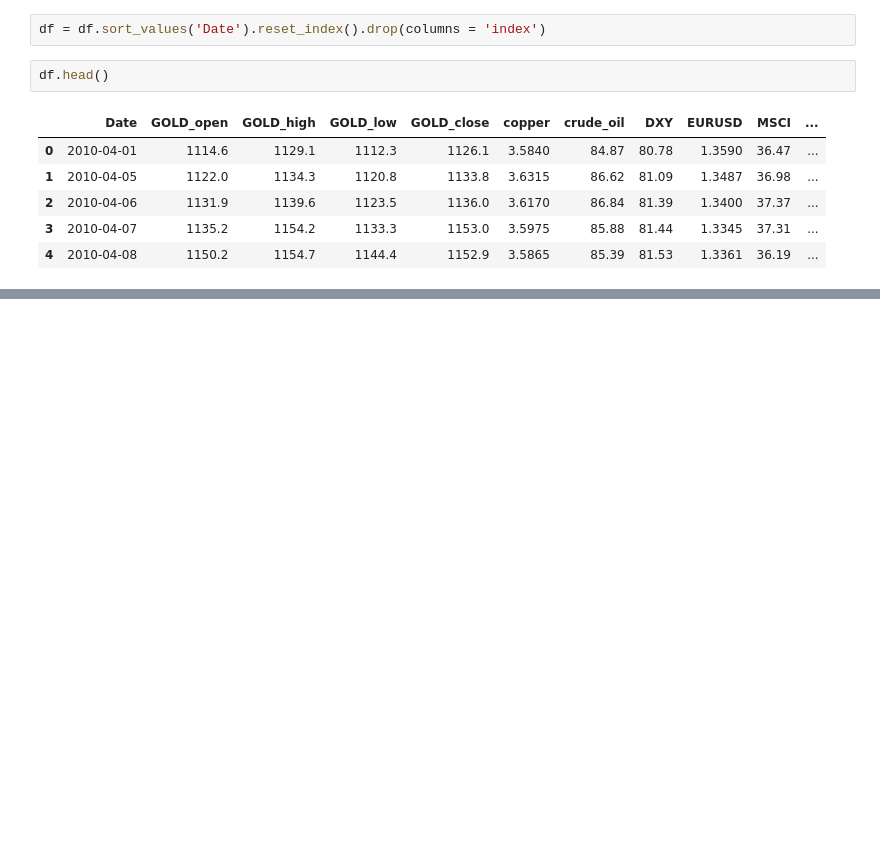
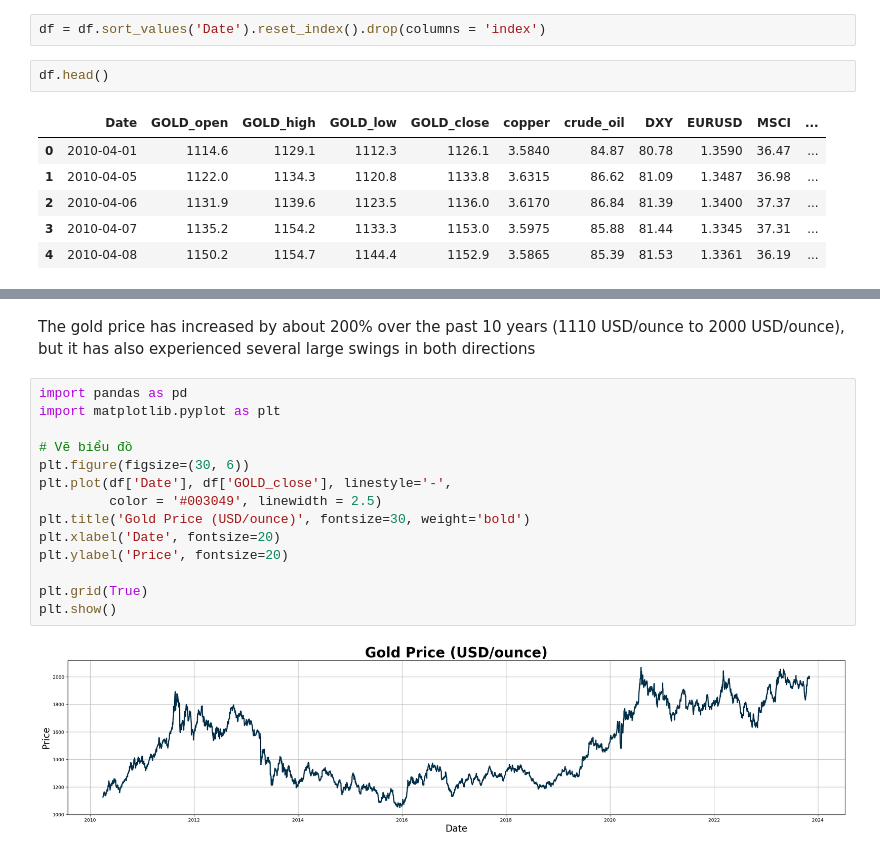
Before and after one commit to lavibula/GoldPricePrediction, a Jupyter notebook: data/EDA/TimeSeriesAnalysis2.ipynb, the cells around one changed output, grey strips where cells are left out. Cells and saved outputs as stored; diff of their text form; blank space fills up the shorter version.

```diff
--- a/data/EDA/TimeSeriesAnalysis2.ipynb
+++ b/data/EDA/TimeSeriesAnalysis2.ipynb
@@ -415,0 +110,18 @@ Visualization:
+# %% [markdown]
+The gold price has increased by about 200% over the past 10 years (1110 USD/ounce to 2000 USD/ounce), but it has also experienced several large swings in both directions
+# %%
+import pandas as pd
+import matplotlib.pyplot as plt
+
+# Vẽ biểu đồ
+plt.figure(figsize=(30, 6))
+plt.plot(df['Date'], df['GOLD_close'], linestyle='-',
+         color = '#003049', linewidth = 2.5)
+plt.title('Gold Price (USD/ounce)', fontsize=30, weight='bold')
+plt.xlabel('Date', fontsize=20)
+plt.ylabel('Price', fontsize=20)
+
+plt.grid(True)
+plt.show()
+# %% [output]
+[figure, added]
```
Also changed, not shown: parts of 81 cells of this notebook.
